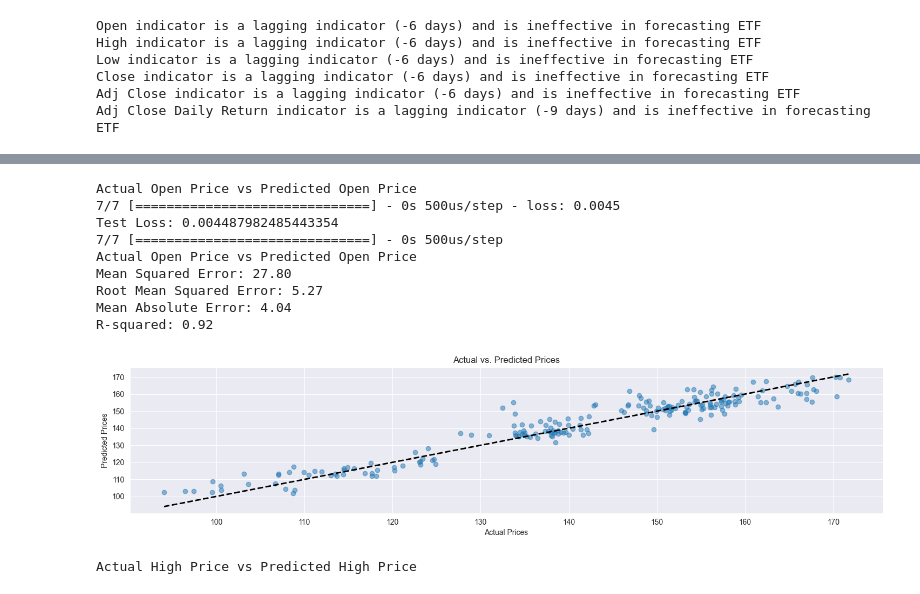
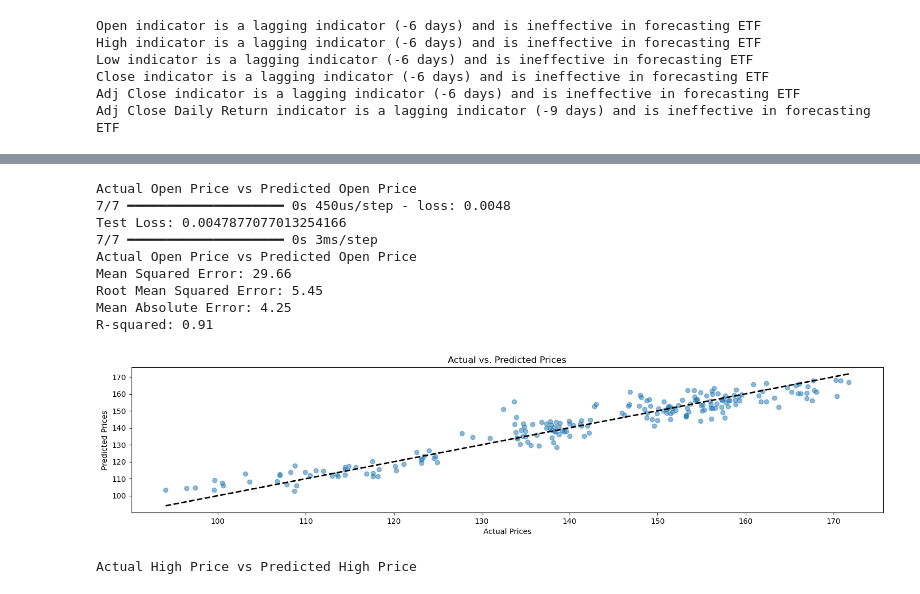
Before and after one commit to saltedpotato/QF632_Project, a Jupyter notebook: Project 1.ipynb, the cells around one changed output, grey strips where cells are left out. Cells and saved outputs as stored; diff of their text form; code cells hidden in the pictures.

```diff
--- a/Project 1.ipynb
+++ b/Project 1.ipynb
@@ -9,6 +10,6 @@ from scipy import stats
 # %%
 # Load the dataset
-file_path = 'Data/QF632_Project_1.csv'
+file_path = 'QF632_Project_1.csv'
 df = pd.read_csv(file_path)
 # %%
 # Examine the structure and summary
@@ -433,7 +377,7 @@ from sklearn.model_selection import train_test_split
 from sklearn.linear_model import LinearRegression
 from sklearn.metrics import mean_squared_error, mean_absolute_error, r2_score
 
-for each_column in df_linear_reg.columns[2:]:
+for each_column in df_linear_reg.columns[2:-1]:
 
     # To define target and feature for the linear regression model
     feature_data = df_linear_reg[['Signal']]
@@ -520,7 +463,7 @@ from statsmodels.tsa.arima.model import ARIMA
 import warnings
 warnings.filterwarnings('ignore')
 
-for each_column in df_arima.columns[1 : ]:
+for each_column in df_arima.columns[1 : -1]:
 
     print(f'\033[1mActual {each_column} Price vs Predicted {each_column} Price\033[0m')
 
@@ -681,12 +606,15 @@ R-squared: -0.01
 df_nn = df.copy()
 df_nn['Date'] = pd.to_datetime(df_nn['Date'])
 df_nn = df_nn.set_index('Date').asfreq('D').dropna()
+
 from sklearn.preprocessing import MinMaxScaler
 from tensorflow.keras import Sequential
 from tensorflow.keras.layers import Dense
+import warnings
+warnings.filterwarnings('ignore')
 
 # Iterate over each column (except 'Date')
-for each_column in df_nn.columns[1 : ]:
+for each_column in df_nn.columns[1 : -1]:
     print(f'\033[1mActual {each_column} Price vs Predicted {each_column} Price\033[0m')
 
     # Extract feature and target data
@@ -713,7 +641,7 @@ for each_column in df_nn.columns[1 : ]:
     model.compile(optimizer = 'adam', loss = 'mean_squared_error')
 
     # To train the model
-    history = model.fit(X_train, y_train, epochs = 1000, batch_size = 32,
+    history = model.fit(X_train, y_train, epochs = 500, batch_size = 32,
                         validation_split = 0.2, verbose = 0)
 
     # Evaluate the model
@@ -723,39 +651,39 @@ for each_column in df_nn.columns[1 : ]:
     # Predicting the price
     predictions = model.predict(X_test)
     predictions_inv = scaler_y.inverse_transform(predictions)
     y_test_inv = scaler_y.inverse_transform(y_test)
 
     # To determine the Signal's ability to predict the price
     nn_mse = mean_squared_error(y_test_inv, predictions_inv)
     nn_rmse = np.sqrt(nn_mse)
     nn_mae = mean_absolute_error(y_test_inv, predictions_inv)
     nn_r2 = r2_score(y_test_inv, predictions_inv)
 
     print(f'\033[1mActual {each_column} Price vs Predicted {each_column} Price\033[0m')
     print(f'Mean Squared Error: {nn_mse:.2f}')
     print(f'Root Mean Squared Error: {nn_rmse:.2f}')
     print(f'Mean Absolute Error: {nn_mae:.2f}')
     print(f'R-squared: {nn_r2:.2f}')
 
     # Plot actual vs. predicted prices
     plt.figure(figsize=(18, 3.5))
     plt.scatter(y_test_inv, predictions_inv, alpha = 0.5)
     plt.plot([y_test_inv.min(), y_test_inv.max()],
              [y_test_inv.min(), y_test_inv.max()],
              'k--', lw = 2)
     plt.title('Actual vs. Predicted Prices')
     plt.xlabel('Actual Prices')
     plt.ylabel('Predicted Prices')
     plt.show()
 # %% [output]
 Actual Open Price vs Predicted Open Price
-7/7 [==============================] - 0s 500us/step - loss: 0.0045
-Test Loss: 0.004487982485443354
-7/7 [==============================] - 0s 500us/step
+7/7 ━━━━━━━━━━━━━━━━━━━━ 0s 450us/step - loss: 0.0048
+Test Loss: 0.0047877077013254166
+7/7 ━━━━━━━━━━━━━━━━━━━━ 0s 3ms/step
 Actual Open Price vs Predicted Open Price
-Mean Squared Error: 27.80
-Root Mean Squared Error: 5.27
-Mean Absolute Error: 4.04
-R-squared: 0.92
+Mean Squared Error: 29.66
+Root Mean Squared Error: 5.45
+Mean Absolute Error: 4.25
+R-squared: 0.91
-[figure, old version]
+[figure, new version]
 Actual High Price vs Predicted High Price
```
Also changed, not shown: parts of 11 cells of this notebook.
